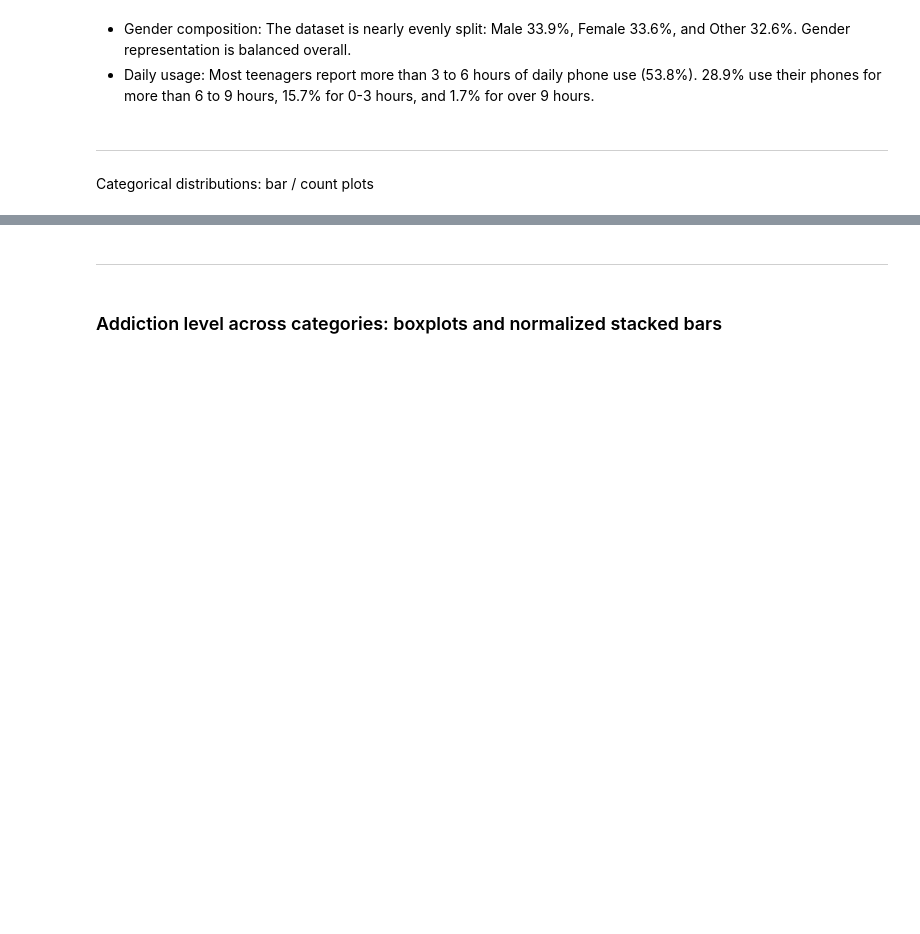
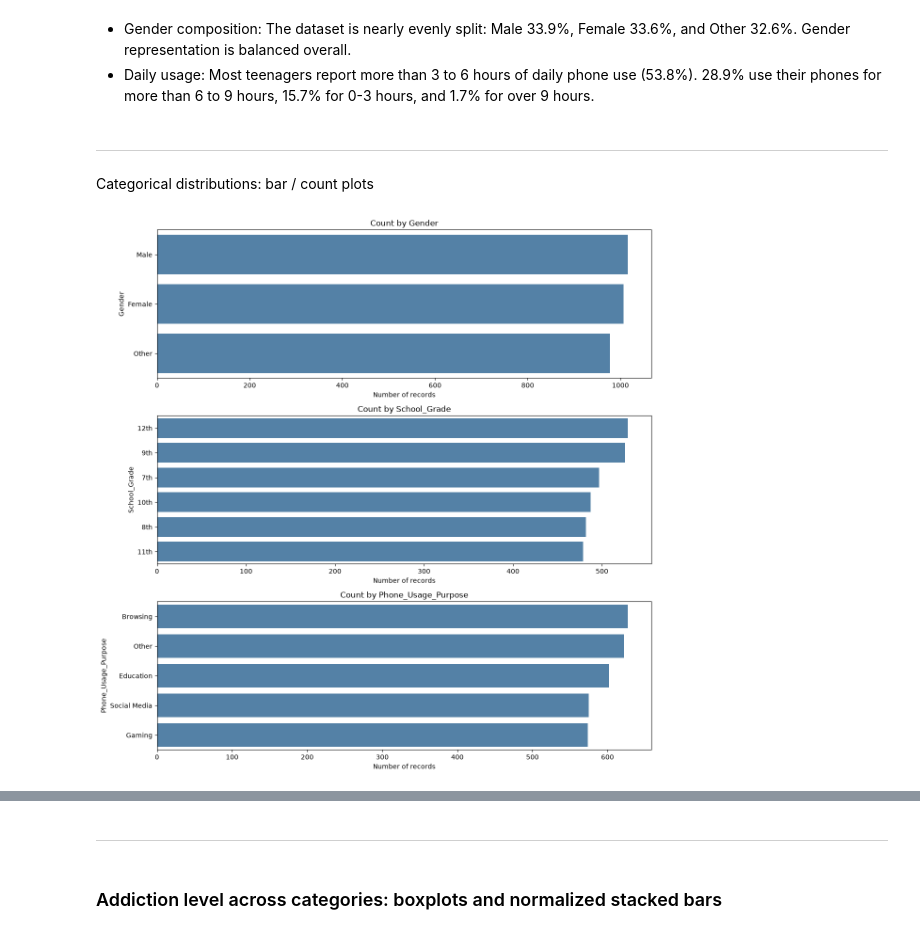
Before and after one commit to nandinidhir22-sudo/eda2, a Jupyter notebook: ph_addiction/phone_addiction_eda.ipynb, the cells around one changed output, grey strips where cells are left out. Cells and saved outputs as stored; diff of their text form; code cells hidden in the pictures; blank space fills up the shorter version.

```diff
--- a/ph_addiction/phone_addiction_eda.ipynb
+++ b/ph_addiction/phone_addiction_eda.ipynb
@@ -41,0 +101,24 @@ print("Duplicate IDs:", df["ID"].duplicated().sum() if "ID" in df else "ID colum
+# %%
+df = df_raw.copy()
+
+outlier_cols = [
+    "Daily_Usage_Hours",
+    "Exercise_Hours",
+    "Screen_Time_Before_Bed",
+    "Weekend_Usage_Hours"
+]
+
+for col in outlier_cols:
+    q1 = df_raw[col].quantile(0.25)
+    q3 = df_raw[col].quantile(0.75)
+    iqr = q3 - q1
+
+    lower_limit = q1 - 1.5 * iqr
+    upper_limit = q3 + 1.5 * iqr
+
+    outlier_mask = (df_raw[col] < lower_limit) | (df_raw[col] > upper_limit)
+    median_value = df_raw[col].median()
+
+    df.loc[outlier_mask, col] = median_value
+
+    print(f"{col}: replaced {outlier_mask.sum()} outlier values with median {median_value}")
@@ -133,12 +235,13 @@ plt.tight_layout(); plt.show()
 # %% [markdown]
 Categorical distributions: bar / count plots
 # %%
-cat_cols = df.select_dtypes(include=["object", "category"]).columns.tolist()
 cat_plot_cols = [c for c in cat_cols if c not in ["Name", "Location"]]
 fig, axes = plt.subplots(len(cat_plot_cols), 1, figsize=(12, 4 * len(cat_plot_cols)))
 if len(cat_plot_cols) == 1: axes = [axes]
 for ax, col in zip(axes, cat_plot_cols):
     order = df[col].value_counts().index
     sns.countplot(data=df, y=col, order=order, ax=ax, color="steelblue")
     ax.set_title(f"Count by {col}"); ax.set_xlabel("Number of records")
 plt.tight_layout(); plt.show()
+# %% [output]
+[figure, added]
```
Also changed, not shown: parts of 24 cells of this notebook.
